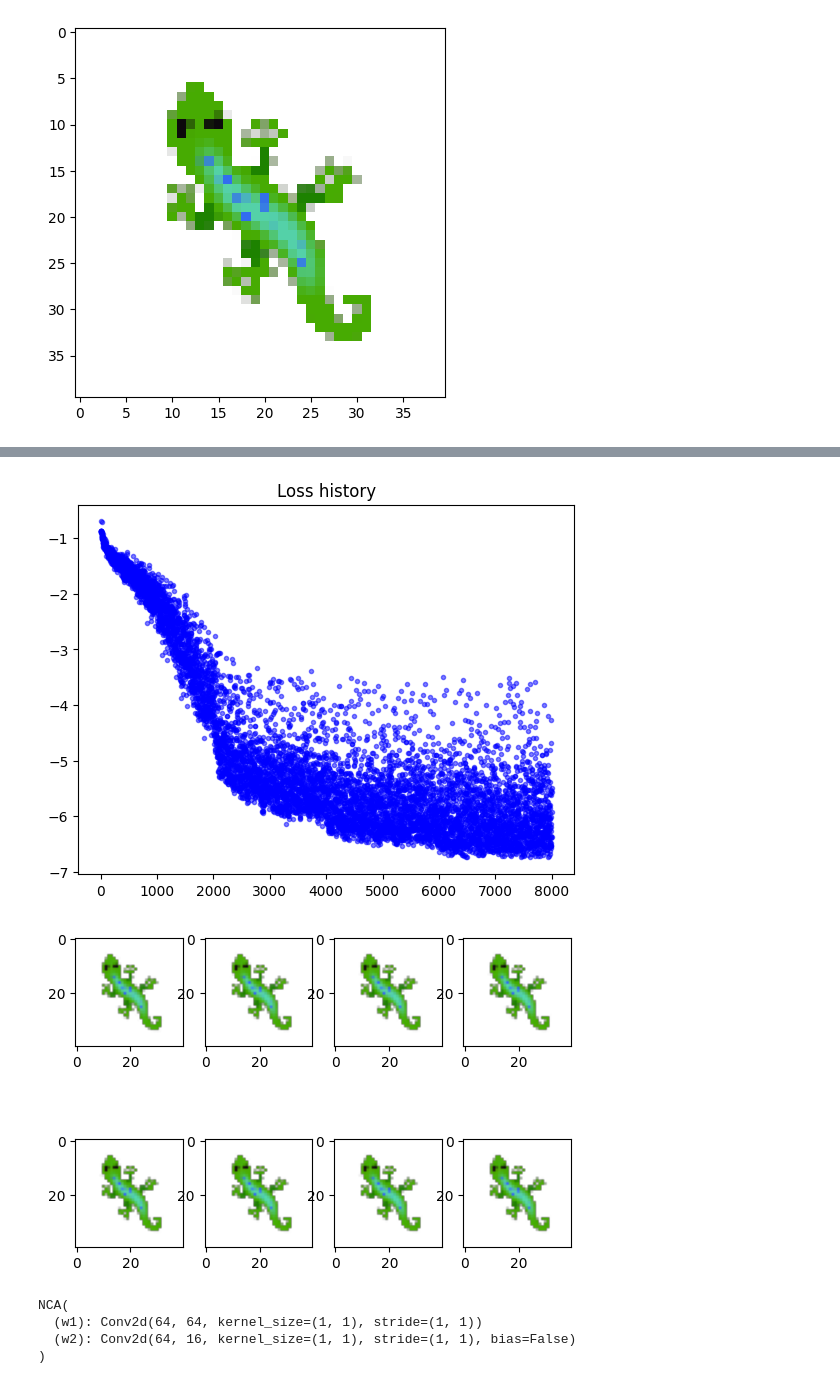
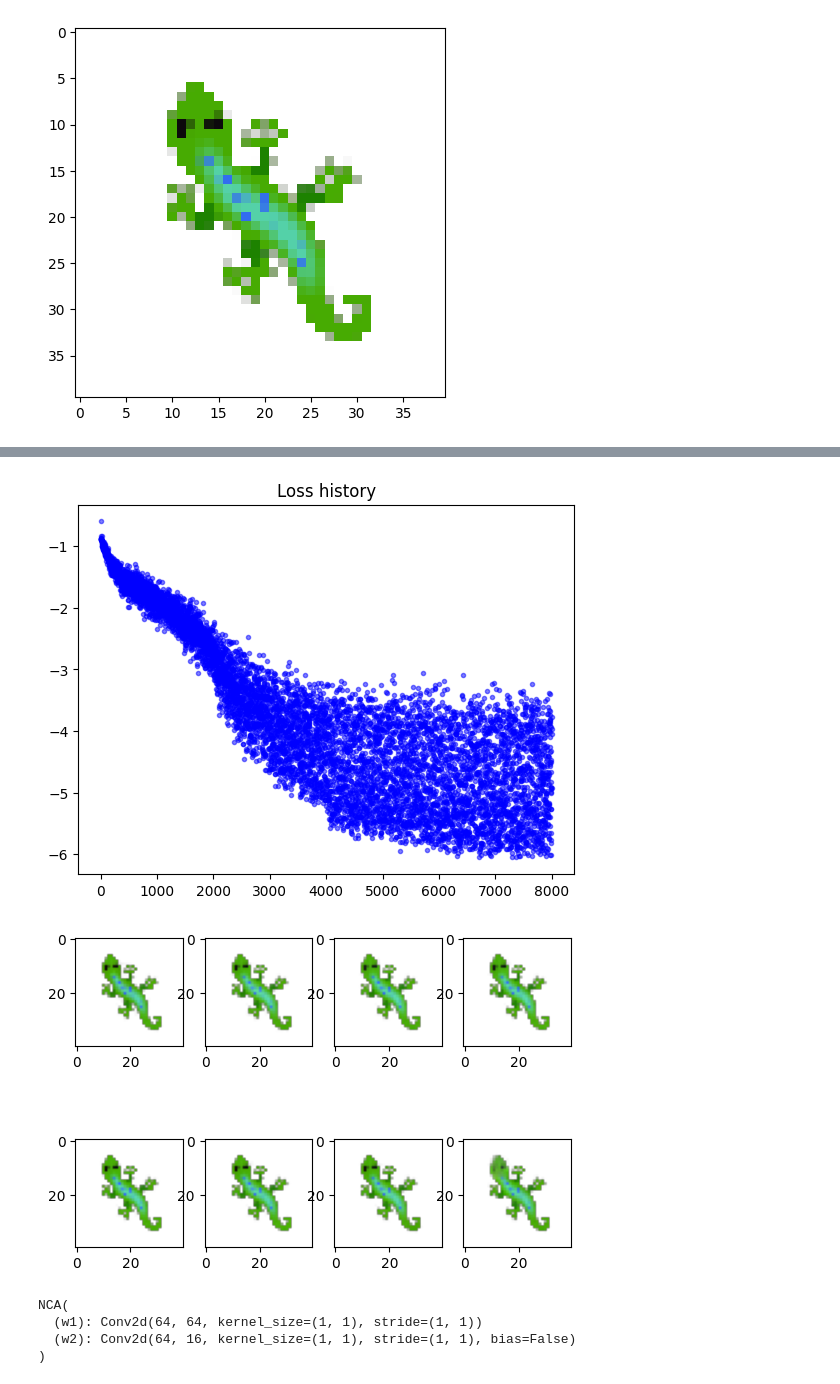
Before and after one commit to lshofsl/Thesis, a Jupyter notebook: NCA_baseline.ipynb, the cells around one changed output, grey strips where cells are left out. Drawn from its saved outputs; the diff is of its cells as text; code cells hidden in the pictures.

```diff
--- a/NCA_baseline.ipynb
+++ b/NCA_baseline.ipynb
@@ -219,7 +219,7 @@ for i in range(TRAINING_ITERS + 1):
         x = torch.from_numpy(x0_np).to(DEVICE)
 
     # 2. Rollout loop
-    steps = random.randrange(64, 94)
+    steps = random.randrange(32, 93)
     for _ in range(steps):
         out = nca(x)
         x = out[0] if isinstance(out, tuple) else out
@@ -235,34 +235,34 @@ for i in range(TRAINING_ITERS + 1):
     optim.zero_grad()
     loss.backward()
     torch.nn.utils.clip_grad_norm_(nca.parameters(), max_norm=1.0)
     optim.step()
 
     loss_log.append(loss.log().item())
 
     # 5. Commit rolled-out states back to pool
     with torch.no_grad():
         batch.x[:] = x.detach().cpu().numpy()
         batch.commit()
 
     scheduler.step()
 
 
     # 7. Visualization & Checkpointing
     if i % 100 == 0:
         print(f"Training iter {i}, loss = {loss.item():.5f}")
         plt.clf()
         clear_output()
         plt.figure(1, figsize=(10, 4))
         plt.title('Loss history')
         plt.plot(loss_log, '.', alpha=0.5, color="b")
         utils.show_batch(x[2:10])
         plt.show(block=False)
         plt.pause(0.01)
 
         display(HTML(style))
         torch.save(nca.state_dict(), f"Trained_models/{name}.pth")
 # %% [output]
-[figure, old version]
+[figure, new version]
 [figure]
 # %%
 del nca
```
Also changed, not shown: parts of 16 cells of this notebook.
